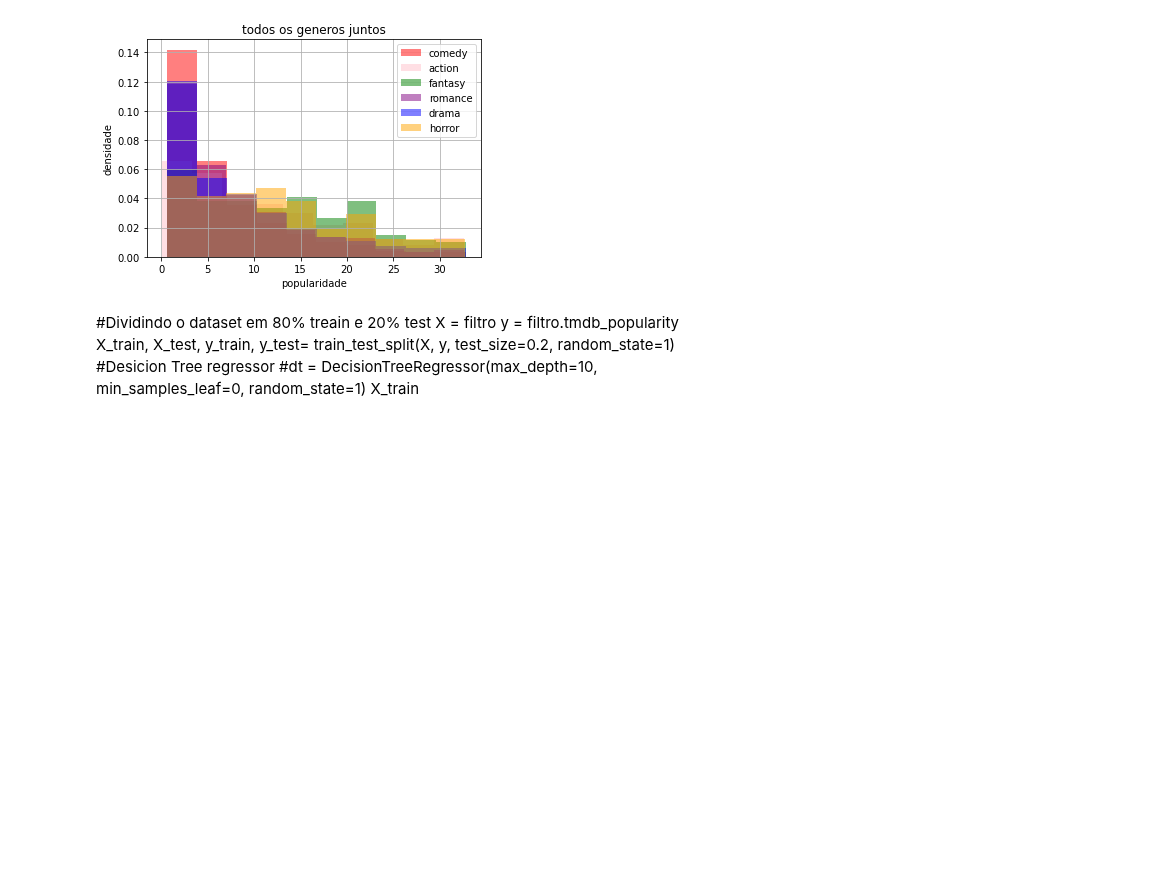
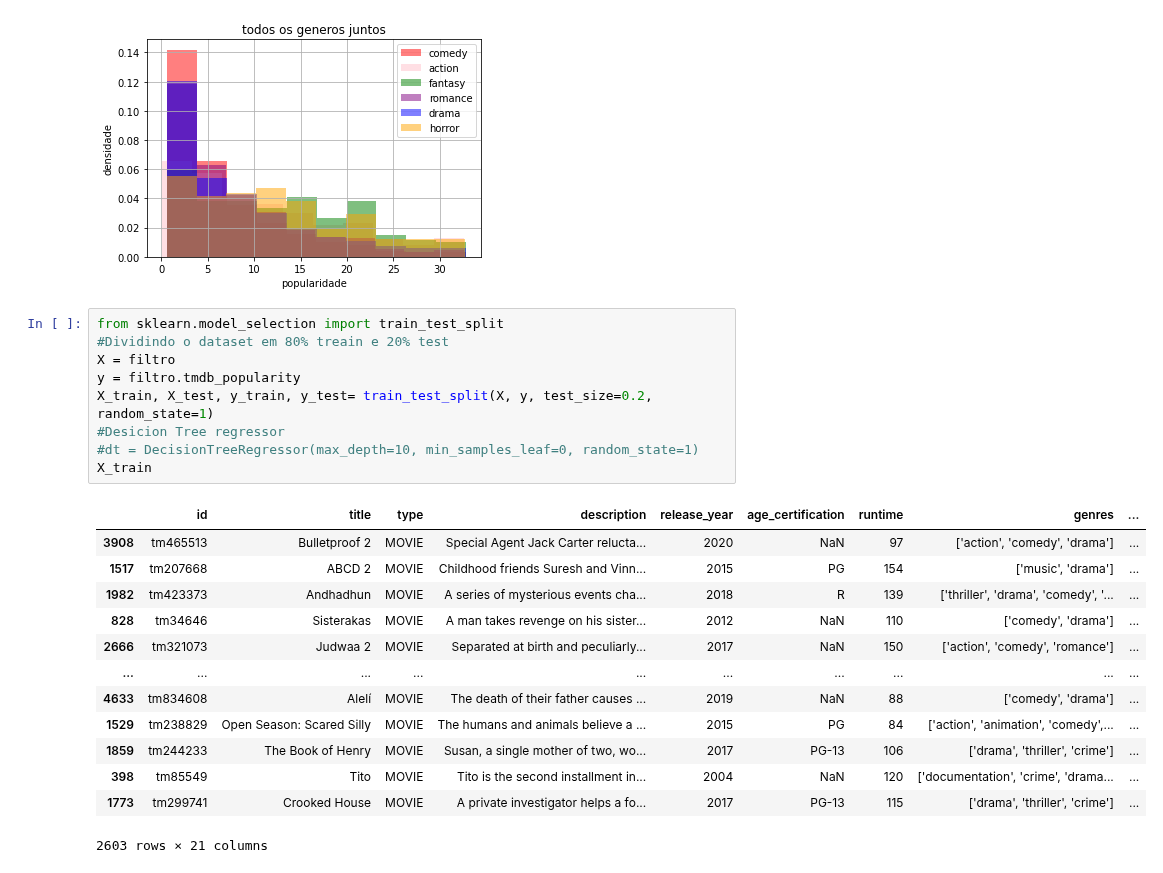
Before and after one commit to insper-classroom/22-2c-cd-p2-grupo_mace_girls, a Jupyter notebook: dados/relatorio.ipynb, the cells around one changed output. Saved outputs shown, nothing was run; the diff lists cells and outputs as text; blank space fills up the shorter version.

Commit message:
import sklearn

```diff
--- a/dados/relatorio.ipynb
+++ b/dados/relatorio.ipynb
@@ -334,11 +334,26 @@ plt.legend()
 # %% [output]
 <matplotlib.legend.Legend at 0x...>
 [figure]
-# %% [markdown]
-#Dividindo o dataset em 80% treain e 20% test
-X = filtro
-y = filtro.tmdb_popularity
-X_train, X_test, y_train, y_test= train_test_split(X, y, test_size=0.2, random_state=1)
-#Desicion Tree regressor
-#dt = DecisionTreeRegressor(max_depth=10, min_samples_leaf=0, random_state=1)
-X_train
+# %%
+from sklearn.model_selection import train_test_split
+#Dividindo o dataset em 80% treain e 20% test
+X = filtro
+y = filtro.tmdb_popularity
+X_train, X_test, y_train, y_test= train_test_split(X, y, test_size=0.2, random_state=1)
+#Desicion Tree regressor
+#dt = DecisionTreeRegressor(max_depth=10, min_samples_leaf=0, random_state=1)
+X_train
+# %% [output]
+|  | id | title | type | description | release_year | age_certification | runtime | genres | ... |
+| 3908 | tm465513 | Bulletproof 2 | MOVIE | Special Agent Jack Carter relucta... | 2020 | NaN | 97 | ['action', 'comedy', 'drama'] | ... |
+| 1517 | tm207668 | ABCD 2 | MOVIE | Childhood friends Suresh and Vinn... | 2015 | PG | 154 | ['music', 'drama'] | ... |
+| 1982 | tm423373 | Andhadhun | MOVIE | A series of mysterious events cha... | 2018 | R | 139 | ['thriller', 'drama', 'comedy', '... | ... |
+| 828 | tm34646 | Sisterakas | MOVIE | A man takes revenge on his sister... | 2012 | NaN | 110 | ['comedy', 'drama'] | ... |
+| 2666 | tm321073 | Judwaa 2 | MOVIE | Separated at birth and peculiarly... | 2017 | NaN | 150 | ['action', 'comedy', 'romance'] | ... |
+| ... | ... | ... | ... | ... | ... | ... | ... | ... | ... |
+| 4633 | tm834608 | Alelí | MOVIE | The death of their father causes ... | 2019 | NaN | 88 | ['comedy', 'drama'] | ... |
+| 1529 | tm238829 | Open Season: Scared Silly | MOVIE | The humans and animals believe a ... | 2015 | PG | 84 | ['action', 'animation', 'comedy',... | ... |
+| 1859 | tm244233 | The Book of Henry | MOVIE | Susan, a single mother of two, wo... | 2017 | PG-13 | 106 | ['drama', 'thriller', 'crime'] | ... |
+| 398 | tm85549 | Tito | MOVIE | Tito is the second installment in... | 2004 | NaN | 120 | ['documentation', 'crime', 'drama... | ... |
+| 1773 | tm299741 | Crooked House | MOVIE | A private investigator helps a fo... | 2017 | PG-13 | 115 | ['drama', 'thriller', 'crime'] | ... |
+2603 rows × 21 columns
```
